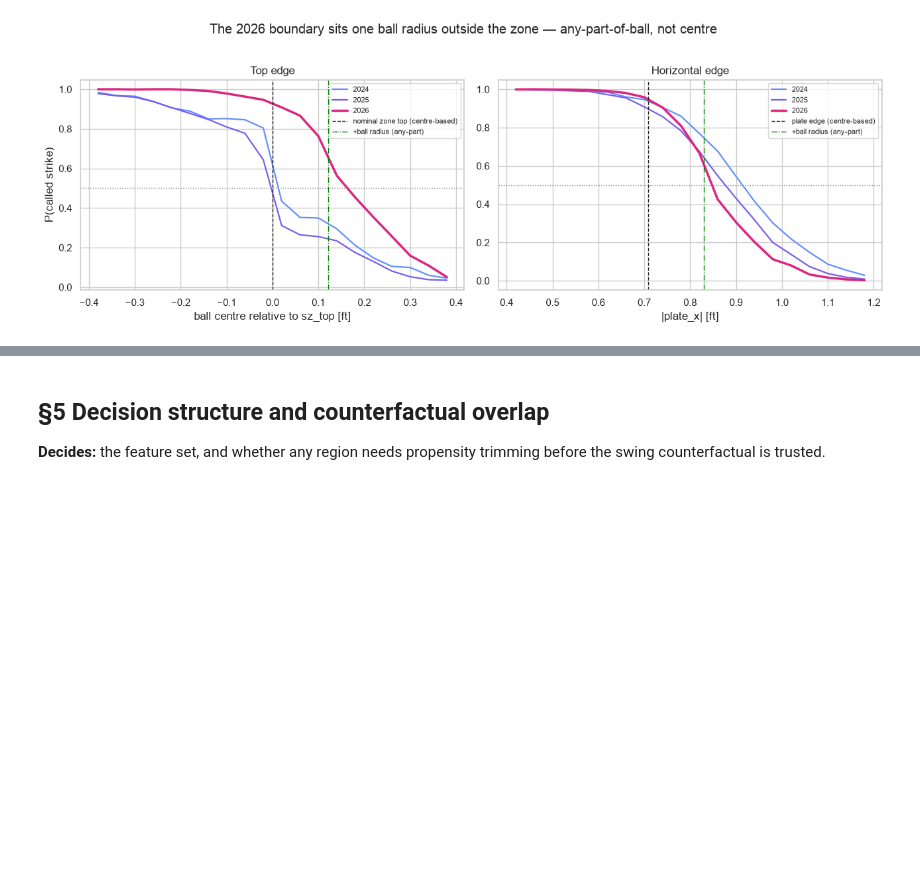
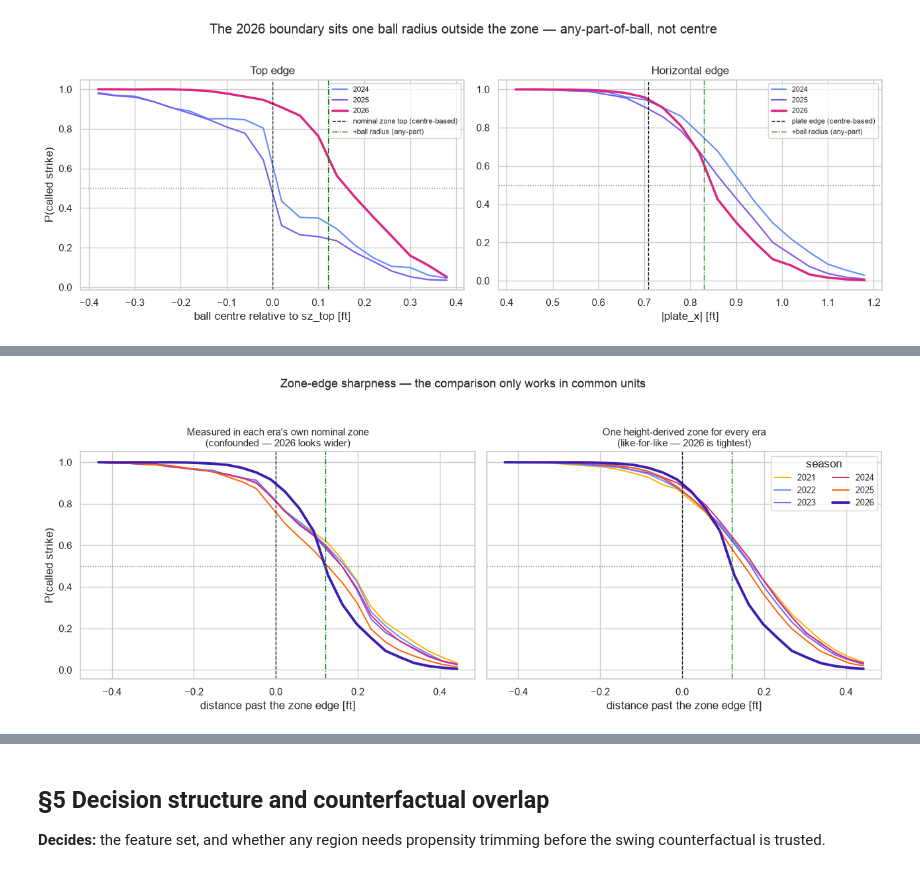
Before and after one commit to Jack1021ohoh/batter_decision_value, a Jupyter notebook: notebooks/eda.ipynb, the cells around one changed output, grey strips where cells are left out. Drawn from its saved outputs; the diff is of its cells as text; code cells hidden in the pictures; blank space fills up the shorter version.

```diff
--- a/notebooks/eda.ipynb
+++ b/notebooks/eda.ipynb
@@ -345,24 +345,3 @@ pd.DataFrame(out).pivot(index='season', columns='zone def').round(4)
 | 2024 | 0.9582 | 0.9322 | 0.1324 | 0.0962 | ... |
 | 2025 | 0.9517 | 0.9164 | 0.1148 | 0.0806 | ... |
 | 2026 | 0.9850 | 0.9568 | 0.1110 | 0.0754 | ... |
-# %%
-# Zone-edge sharpness: called-strike probability vs distance past the zone
-# edge, harmonized. ABS should steepen the transition.
-t = takes.copy()
-dx = t.plate_x_bat.abs() - (D.PLATE_HALF_WIDTH_FT)
-dz = np.maximum(t.plate_z_norm - 1, -t.plate_z_norm) * (t.sz_top - t.sz_bot)
-t['edge'] = np.maximum(dx, dz)           # >0 outside the rulebook zone
-bins = np.arange(-0.5, 0.52, 0.04)
-t['bin'] = pd.cut(t.edge, bins)
-
-fig, ax = plt.subplots(figsize=(9, 5))
-for s, c in zip([2023, 2024, 2025, 2026], PALETTE):
-    curve = t[t.season == s].groupby('bin', observed=True)['cs'].mean()
-    ax.plot([i.mid for i in curve.index], curve.values, label=str(s),
-            color=c, lw=2.5 if s == 2026 else 1.5)
-ax.axvline(0, color='k', lw=1, ls='--')
-ax.set_xlabel('distance past the rulebook zone edge [ft]   (0 = edge)')
-ax.set_ylabel('P(called strike)')
-ax.set_title('Zone-edge sharpness by season — 2026 is the first ABS season')
-ax.legend(title='season')
-fig.tight_layout()
@@ -453,0 +467,22 @@ fig.tight_layout()
+# %%
+fig, ax = plt.subplots(1, 2, figsize=(13, 5), sharey=True)
+bins = np.arange(-0.45, 0.47, 0.035)
+for col, a, title in [
+        ('edge_own', ax[0], "Measured in each era's own nominal zone\n(confounded — 2026 looks wider)"),
+        ('edge_common', ax[1], 'One height-derived zone for every era\n(like-for-like — 2026 is tightest)')]:
+    for s, c in zip(SEASONS, PALETTE):
+        g = tk2[tk2.season == s]
+        curve = g.groupby(pd.cut(g[col], bins), observed=True)['cs'].mean()
+        a.plot([i.mid for i in curve.index], curve.values, label=str(s),
+               color=c, lw=2.8 if s == 2026 else 1.4)
+    a.axvline(0, color='k', lw=1, ls='--')
+    a.axvline(BALL_R, color='green', lw=1, ls='-.')
+    a.axhline(0.5, color='grey', lw=1, ls=':')
+    a.set_xlabel('distance past the zone edge [ft]')
+    a.set_title(title, fontsize=11)
+ax[0].set_ylabel('P(called strike)')
+ax[1].legend(title='season', ncol=2, fontsize=9)
+fig.suptitle('Zone-edge sharpness — the comparison only works in common units', y=1.04, fontsize=13)
+fig.tight_layout()
+# %% [output]
+[figure, added]
```
Also changed, not shown: parts of 5 cells of this notebook, 2 other files.
